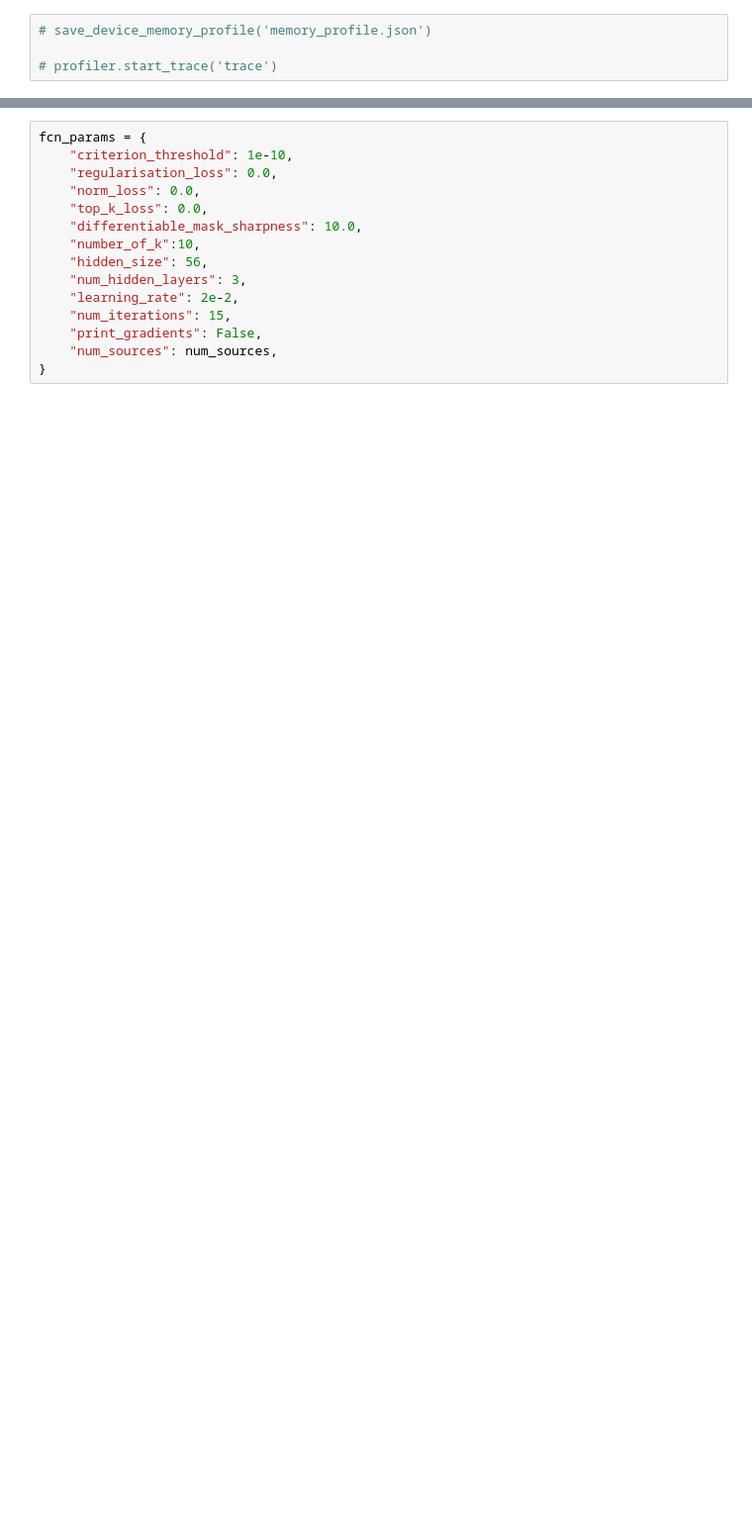
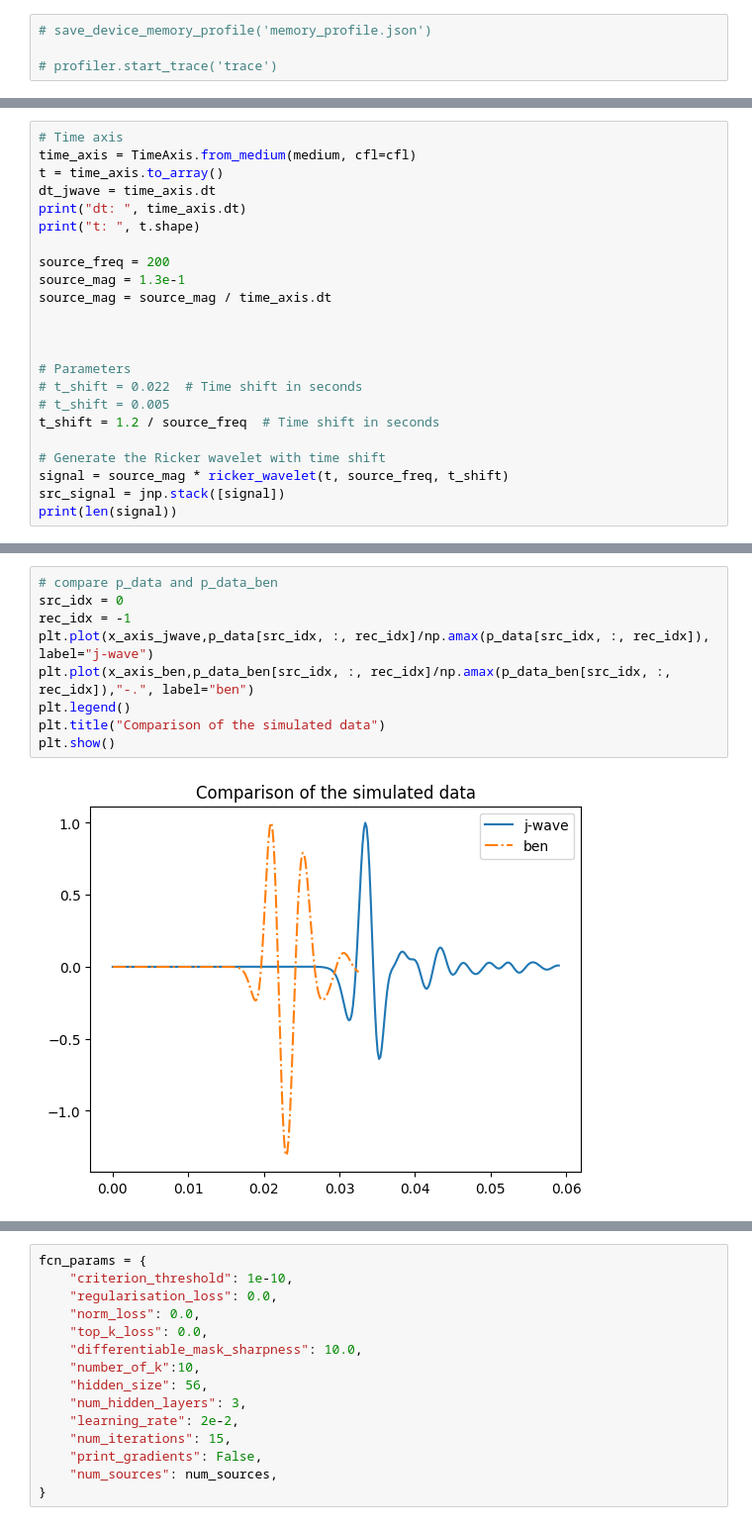
Before and after one commit to armercier/Hybrid-OED, a Jupyter notebook: src/scripts/test_case_D.ipynb, the cells around one changed output, grey strips where cells are left out. Shown at 99% size. Drawn from its saved outputs; the diff is of its cells as text; blank space fills up the shorter version.

```diff
--- a/src/scripts/test_case_D.ipynb
+++ b/src/scripts/test_case_D.ipynb
@@ -216,0 +236,23 @@ Text(0.5, 1.0, 'Source signals')
+# %%
+# Time axis
+time_axis = TimeAxis.from_medium(medium, cfl=cfl)
+t = time_axis.to_array()
+dt_jwave = time_axis.dt
+print("dt: ", time_axis.dt)
+print("t: ", t.shape)
+
+source_freq = 200
+source_mag = 1.3e-1
+source_mag = source_mag / time_axis.dt
+
+
+
+# Parameters
+# t_shift = 0.022  # Time shift in seconds
+# t_shift = 0.005
+t_shift = 1.2 / source_freq  # Time shift in seconds
+
+# Generate the Ricker wavelet with time shift
+signal = source_mag * ricker_wavelet(t, source_freq, t_shift)
+src_signal = jnp.stack([signal])
+print(len(signal))
@@ -216,0 +338,11 @@ Text(0.5, 1.0, 'Source signals')
+# %%
+# compare p_data and p_data_ben
+src_idx = 0
+rec_idx = -1
+plt.plot(x_axis_jwave,p_data[src_idx, :, rec_idx]/np.amax(p_data[src_idx, :, rec_idx]), label="j-wave")
+plt.plot(x_axis_ben,p_data_ben[src_idx, :, rec_idx]/np.amax(p_data_ben[src_idx, :, rec_idx]),"-.", label="ben")
+plt.legend()
+plt.title("Comparison of the simulated data")
+plt.show()
+# %% [output]
+[figure, added]
```
Also changed, not shown: parts of 40 cells of this notebook, 5 other files.
